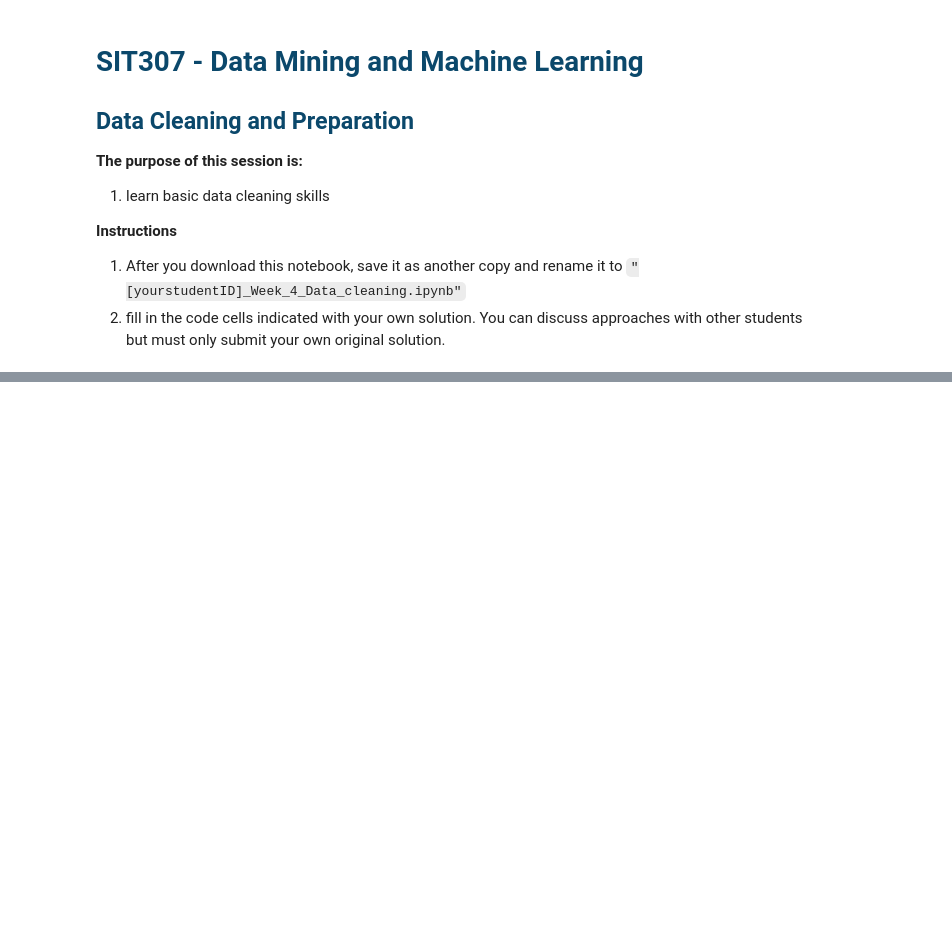
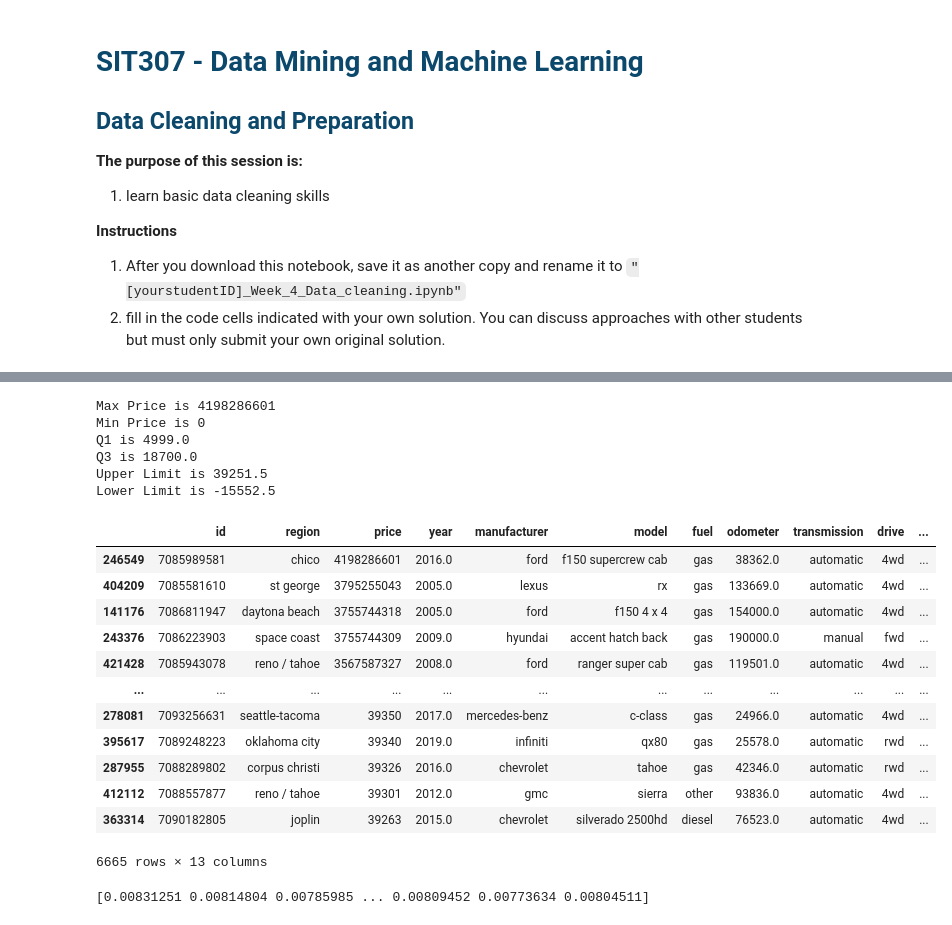
Before and after one commit to lachlanmcinnes/SIT307, a Jupyter notebook: DataAnalysis/DataCleaning.ipynb, the cells around one changed output, grey strips where cells are left out. Saved outputs shown, nothing was run; the diff lists cells and outputs as text; code cells hidden in the pictures; blank space fills up the shorter version.

```diff
--- a/DataAnalysis/DataCleaning.ipynb
+++ b/DataAnalysis/DataCleaning.ipynb
@@ -30,0 +119,47 @@ df.head()
+# %%
+#test to see what the max and min price is
+print("Max Price is %s" % (dropped_df['price'].max()))
+print("Min Price is %s" % (dropped_df['price'].min()))
+
+#see what the interquartile range is
+Q1_price = dropped_df['price'].quantile(0.25)
+Q3_price = dropped_df['price'].quantile(0.75)
+IQR_price = Q3_price - Q1_price
+print("Q1 is %s" % (Q1_price))
+print("Q3 is %s" % (Q3_price))
+
+#find outlier thresholds
+print("Upper Limit is %s" % (Q3_price + (1.5*IQR_price)))
+print("Lower Limit is %s" % (Q1_price - (1.5*IQR_price)))
+# %% [output]
+Max Price is 4198286601
+Min Price is 0
+Q1 is 4999.0
+Q3 is 18700.0
+Upper Limit is 39251.5
+Lower Limit is -15552.5
+# %%
+outlier_df=dropped_df[dropped_df['price'] > (Q3_price + (1.5*IQR_price))]
+#outlier_df.nlargest(40, 'price')
+outlier_df.sort_values(by=['price'], ascending=False)
+# %% [output]
+|  | id | region | price | year | manufacturer | model | fuel | odometer | transmission | drive | ... |
+| 246549 | 7085989581 | chico | 4198286601 | 2016.0 | ford | f150 supercrew cab | gas | 38362.0 | automatic | 4wd | ... |
+| 404209 | 7085581610 | st george | 3795255043 | 2005.0 | lexus | rx | gas | 133669.0 | automatic | 4wd | ... |
+| 141176 | 7086811947 | daytona beach | 3755744318 | 2005.0 | ford | f150 4 x 4 | gas | 154000.0 | automatic | 4wd | ... |
+| 243376 | 7086223903 | space coast | 3755744309 | 2009.0 | hyundai | accent hatch back | gas | 190000.0 | manual | fwd | ... |
+| 421428 | 7085943078 | reno / tahoe | 3567587327 | 2008.0 | ford | ranger super cab | gas | 119501.0 | automatic | 4wd | ... |
+| ... | ... | ... | ... | ... | ... | ... | ... | ... | ... | ... | ... |
+| 278081 | 7093256631 | seattle-tacoma | 39350 | 2017.0 | mercedes-benz | c-class | gas | 24966.0 | automatic | 4wd | ... |
+| 395617 | 7089248223 | oklahoma city | 39340 | 2019.0 | infiniti | qx80 | gas | 25578.0 | automatic | rwd | ... |
+| 287955 | 7088289802 | corpus christi | 39326 | 2016.0 | chevrolet | tahoe | gas | 42346.0 | automatic | rwd | ... |
+| 412112 | 7088557877 | reno / tahoe | 39301 | 2012.0 | gmc | sierra | other | 93836.0 | automatic | 4wd | ... |
+| 363314 | 7090182805 | joplin | 39263 | 2015.0 | chevrolet | silverado 2500hd | diesel | 76523.0 | automatic | 4wd | ... |
+6665 rows × 13 columns
+# %%
+#alternative check using scipy
+#checking z component for each 'price' row
+z = np.abs(stats.zscore(dropped_df['price']))
+print(z)
+# %% [output]
+[0.00831251 0.00814804 0.00785985 ... 0.00809452 0.00773634 0.00804511]
```
Also changed, not shown: parts of 15 cells of this notebook.
